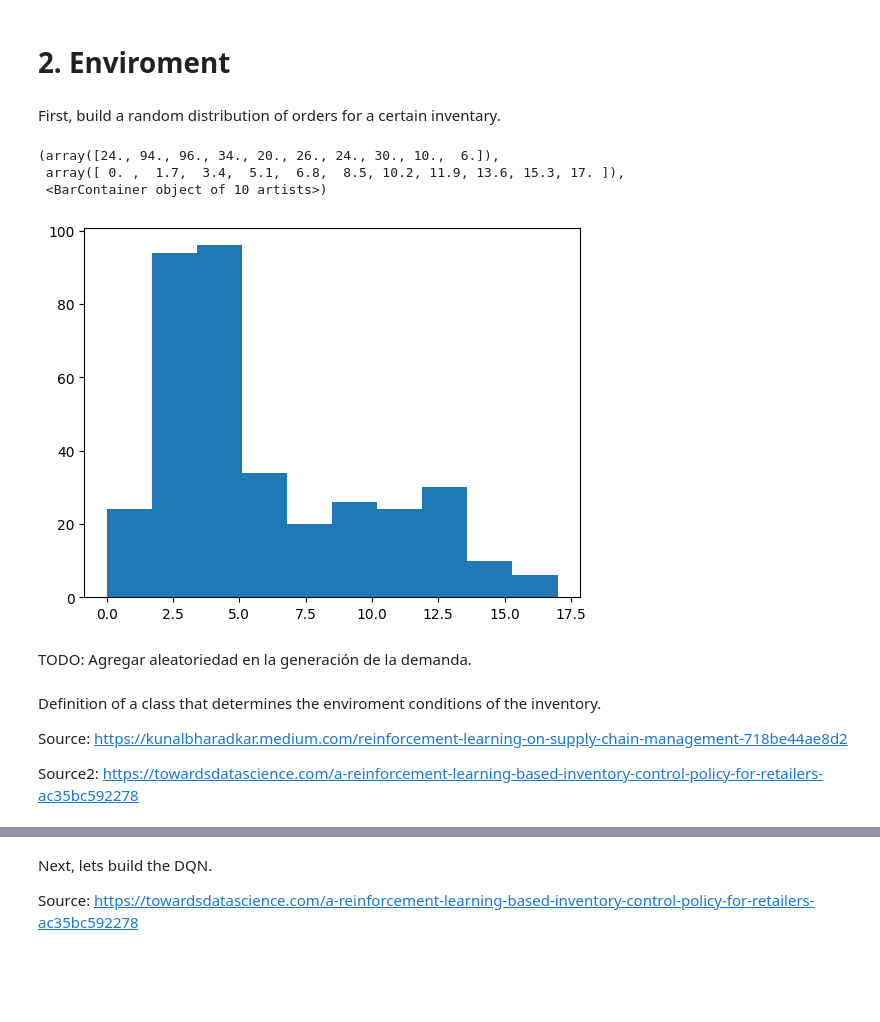
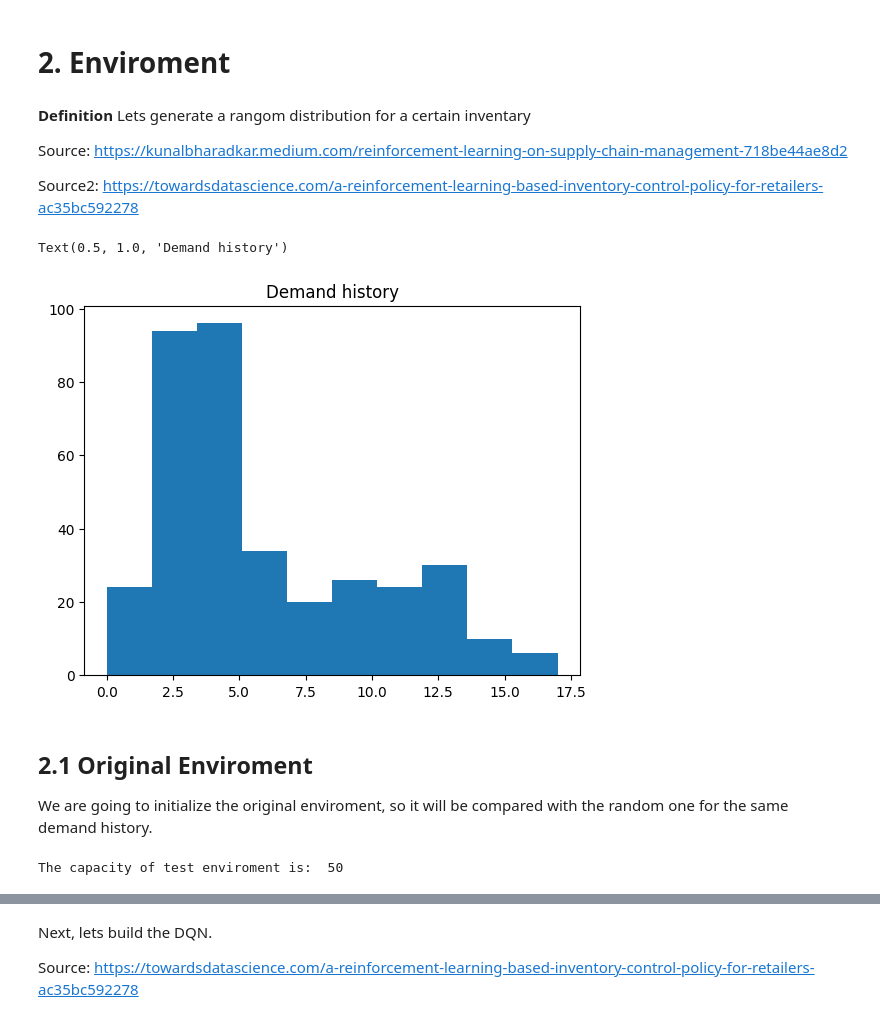
Before and after one commit to AlbertoPerezGant/Purchases-optimization-in-supply-chain-using-reinforcement-learning, a Jupyter notebook: purchases_optimization.ipynb, the cells around one changed output, grey strips where cells are left out. Drawn from its saved outputs; the diff is of its cells as text; code cells hidden in the pictures; blank space fills up the shorter version.

```diff
--- a/purchases_optimization.ipynb
+++ b/purchases_optimization.ipynb
@@ -33,7 +33,11 @@ Requirement already satisfied: mpmath>=0.19 in /usr/local/lib/python3.10/dist-pa
 # %% [markdown]
 # 2. Enviroment
-# %% [markdown]
-First, build a random distribution of orders for a certain inventary.
+# %% [markdown]
+**Definition** Lets generate a rangom distribution for a certain inventary
+
+Source: https://kunalbharadkar.medium.com/reinforcement-learning-on-supply-chain-management-718be44ae8d2
+
+Source2: https://towardsdatascience.com/a-reinforcement-learning-based-inventory-control-policy-for-retailers-ac35bc592278
 # %%
 import numpy as np
 import matplotlib.pyplot as plt
@@ -46,42 +50,37 @@ demand_hist = []
 for i in range(52):
 
     for j in range(4):
         random_demand = np.random.normal(3, 1.5)
 
         if random_demand < 0:
             random_demand = 0
 
         random_demand = np.round(random_demand)
         demand_hist.append(random_demand)
 
     random_demand = np.random.normal(6, 1)
 
     if random_demand < 0:
         random_demand = 0
 
     random_demand = np.round(random_demand)
     demand_hist.append(random_demand)
 
     for j in range(2):
         random_demand = np.random.normal(12, 2)
 
         if random_demand < 0:
             random_demand = 0
 
         random_demand = np.round(random_demand)
         demand_hist.append(random_demand)
 
 plt.hist(demand_hist)
+plt.title("Demand history")
 # %% [output]
-(array([24., 94., 96., 34., 20., 26., 24., 30., 10.,  6.]),
- array([ 0. ,  1.7,  3.4,  5.1,  6.8,  8.5, 10.2, 11.9, 13.6, 15.3, 17. ]),
- <BarContainer object of 10 artists>)
+Text(0.5, 1.0, 'Demand history')
-[figure, old version]
+[figure, new version]
-# %% [markdown]
-TODO: Agregar aleatoriedad en la generación de la demanda.
-# %% [markdown]
-Definition of a class that determines the enviroment conditions of the inventory.
-
-Source: https://kunalbharadkar.medium.com/reinforcement-learning-on-supply-chain-management-718be44ae8d2
-
-Source2: https://towardsdatascience.com/a-reinforcement-learning-based-inventory-control-policy-for-retailers-ac35bc592278
+# %% [markdown]
+## 2.1 Original Enviroment
+
+We are going to initialize the original enviroment, so it will be compared with the random one for the same demand history.
@@ -87,0 +168,5 @@ Source2: https://towardsdatascience.com/a-reinforcement-learning-based-inventory
+# %%
+env_original = originalEnv(demand_hist)
+print("The capacity of test enviroment is: ", env_original.capacity)
+# %% [output]
+The capacity of test enviroment is:  50
```
Also changed, not shown: parts of 56 cells of this notebook.
